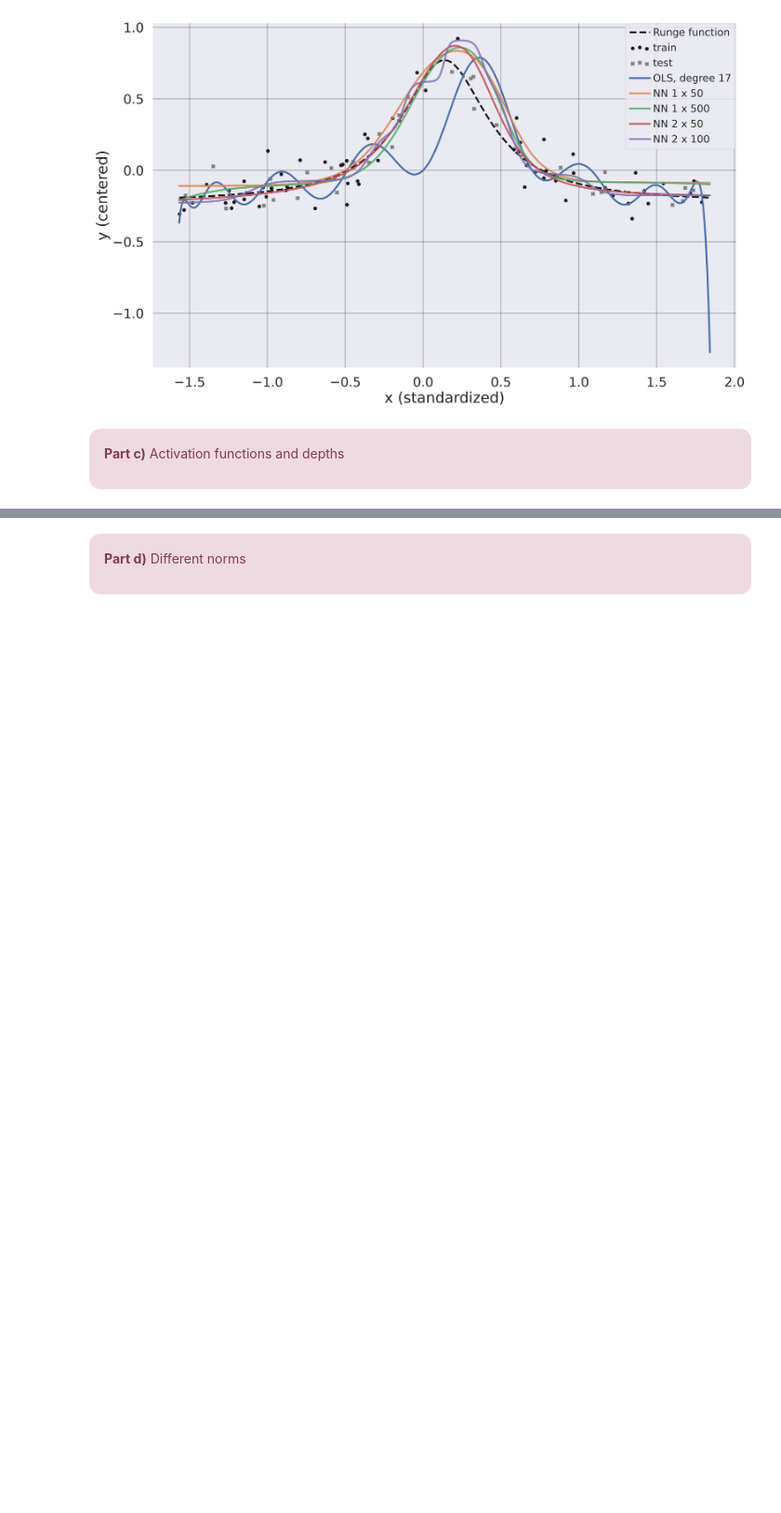
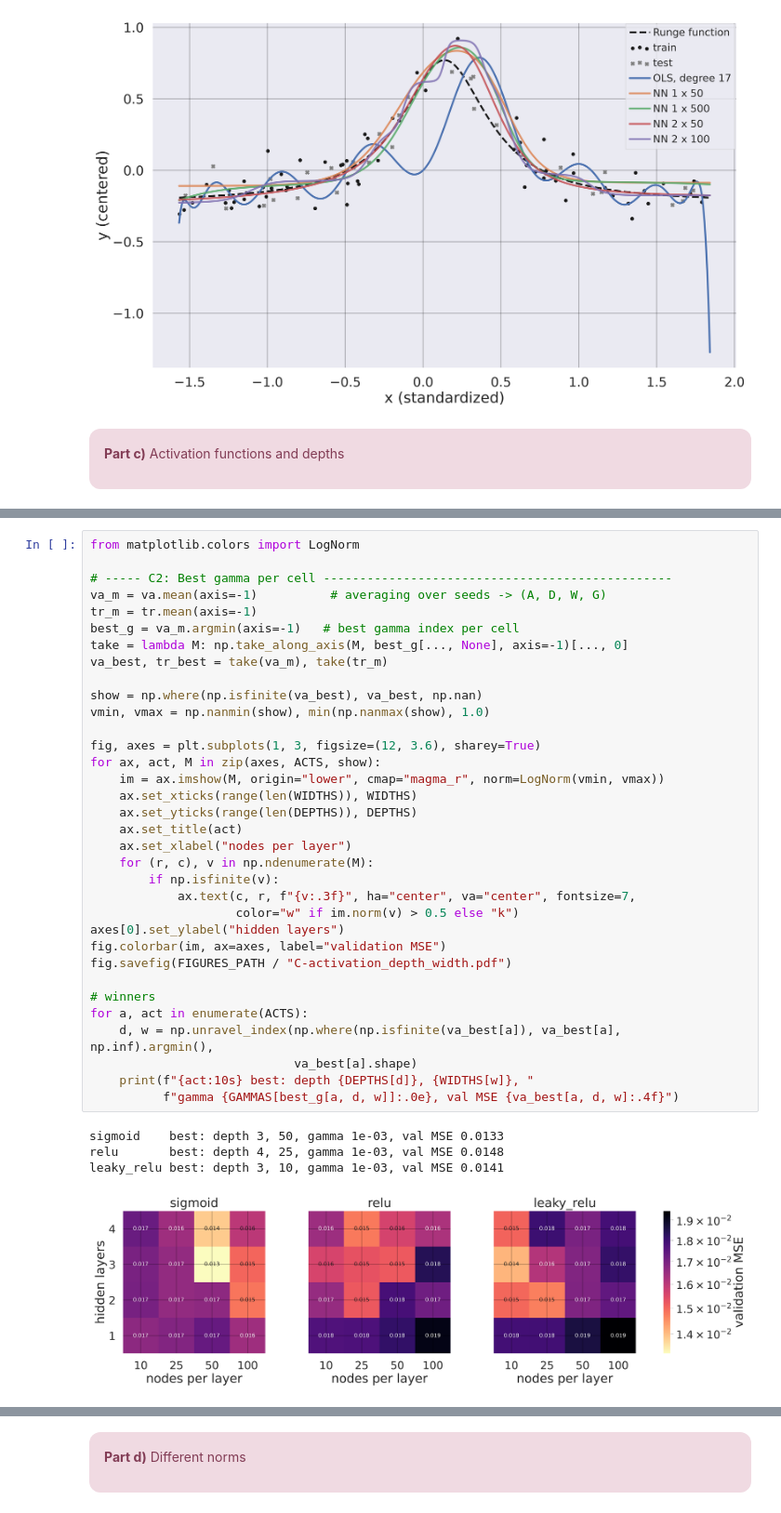
Before and after one commit to art-is-0/firsstik, a Jupyter notebook: Project2/Code/main.ipynb, the cells around one changed output, grey strips where cells are left out. Shown at 93% size. Saved outputs shown, nothing was run; the diff lists cells and outputs as text; blank space fills up the shorter version.

```diff
--- a/Project2/Code/main.ipynb
+++ b/Project2/Code/main.ipynb
@@ -169,0 +209,39 @@ NN 2 x 100      1.0e-02     0.0100    0.0187
+# %%
+from matplotlib.colors import LogNorm
+
+# ----- C2: Best gamma per cell ------------------------------------------------
+va_m = va.mean(axis=-1)          # averaging over seeds -> (A, D, W, G)
+tr_m = tr.mean(axis=-1)
+best_g = va_m.argmin(axis=-1)   # best gamma index per cell
+take = lambda M: np.take_along_axis(M, best_g[..., None], axis=-1)[..., 0]
+va_best, tr_best = take(va_m), take(tr_m)
+
+show = np.where(np.isfinite(va_best), va_best, np.nan)
+vmin, vmax = np.nanmin(show), min(np.nanmax(show), 1.0)
+
+fig, axes = plt.subplots(1, 3, figsize=(12, 3.6), sharey=True)
+for ax, act, M in zip(axes, ACTS, show):
+    im = ax.imshow(M, origin="lower", cmap="magma_r", norm=LogNorm(vmin, vmax))
+    ax.set_xticks(range(len(WIDTHS)), WIDTHS)
+    ax.set_yticks(range(len(DEPTHS)), DEPTHS)
+    ax.set_title(act)
+    ax.set_xlabel("nodes per layer")
+    for (r, c), v in np.ndenumerate(M):
+        if np.isfinite(v):
+            ax.text(c, r, f"{v:.3f}", ha="center", va="center", fontsize=7,
+                    color="w" if im.norm(v) > 0.5 else "k")
+axes[0].set_ylabel("hidden layers")
+fig.colorbar(im, ax=axes, label="validation MSE")
+fig.savefig(FIGURES_PATH / "C-activation_depth_width.pdf")
+
+# winners
+for a, act in enumerate(ACTS):
+    d, w = np.unravel_index(np.where(np.isfinite(va_best[a]), va_best[a], np.inf).argmin(),
+                            va_best[a].shape)
+    print(f"{act:10s} best: depth {DEPTHS[d]}, {WIDTHS[w]}, "
+          f"gamma {GAMMAS[best_g[a, d, w]]:.0e}, val MSE {va_best[a, d, w]:.4f}")
+# %% [output]
+sigmoid    best: depth 3, 50, gamma 1e-03, val MSE 0.0133
+relu       best: depth 4, 25, gamma 1e-03, val MSE 0.0148
+leaky_relu best: depth 3, 10, gamma 1e-03, val MSE 0.0141
+[figure, added]
```
Also changed, not shown: parts of 4 cells of this notebook, 6 other files.
